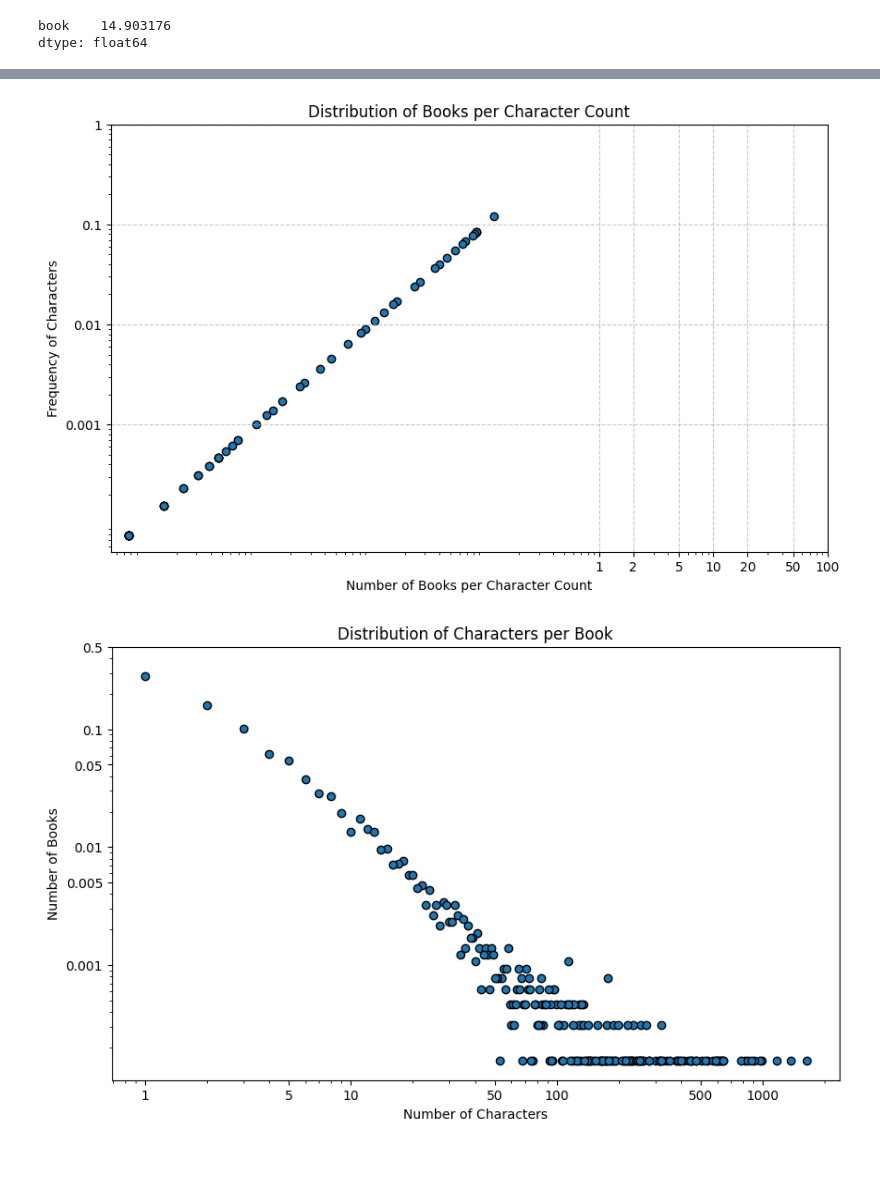
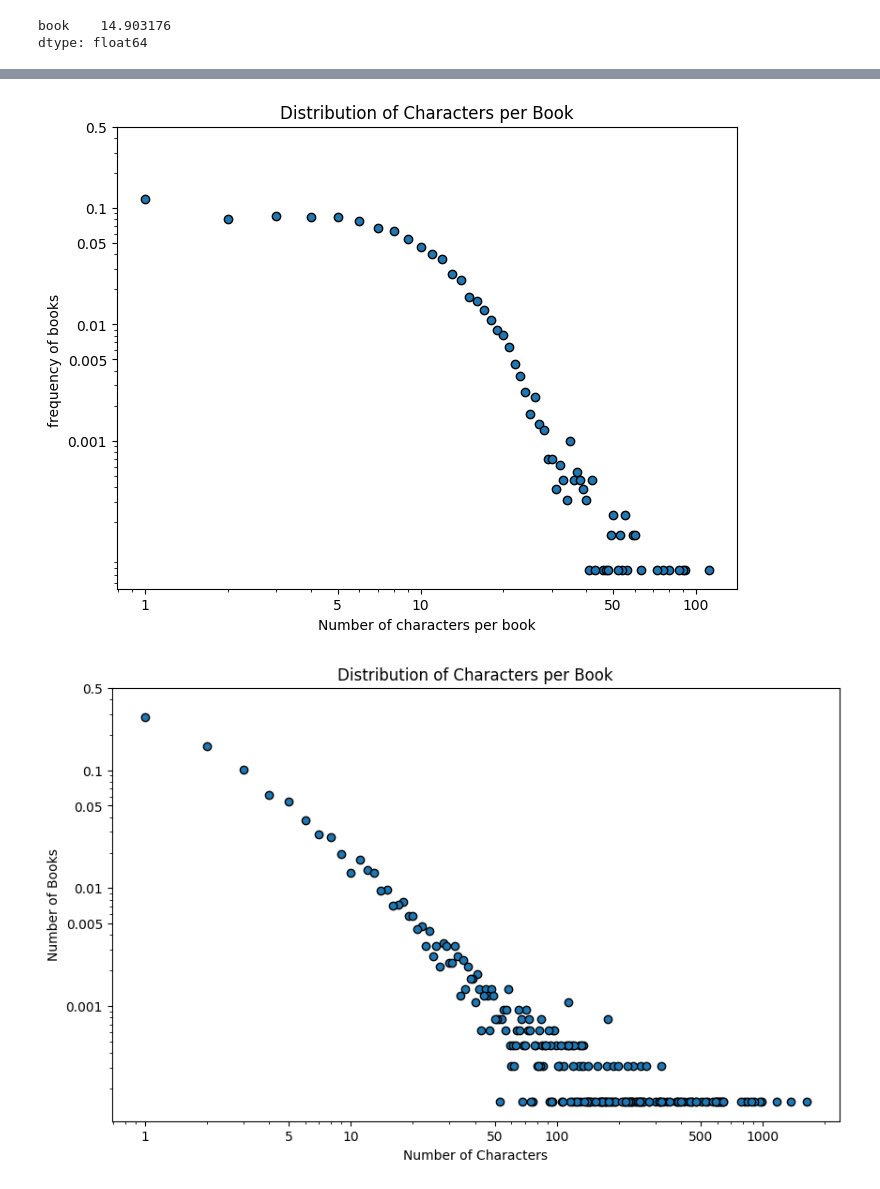
Before and after one commit to alejomaar/Network-Science-for-Data-Analytics, a Jupyter notebook: mini_project/notebook.ipynb, the cells around one changed output, grey strips where cells are left out. Cells and saved outputs as stored; diff of their text form; code cells hidden in the pictures; blank space fills up the shorter version.

Commit message:
feat: improve plots

```diff
--- a/mini_project/notebook.ipynb
+++ b/mini_project/notebook.ipynb
@@ -106,0 +89,4 @@ edges_df
+# %%
+freq_characters_by_book = edges_df.groupby('book').count().value_counts(normalize = True).reset_index()
+freq_characters_by_book.columns = ['number_characters_per_book','frequency_of_books']
+freq_characters_by_book.head()
@@ -107,36 +100,27 @@ edges_df
 # %%
 import matplotlib.pyplot as plt
-import numpy as np
 
-# Calculate the number of unique characters per book
-char_count_per_book = edges_df.groupby('book')['character'].nunique()
-
-# Count the number of books for each unique character count
-book_count_per_char_count = char_count_per_book.value_counts( normalize=True).reset_index()
-book_count_per_char_count.columns = ['num_characters', 'num_books']
-
-# Frequency (normalized)
-book_count_per_char_count['frequency'] = book_count_per_char_count['num_books'] / book_count_per_char_count['num_books'].sum()
 
 # Create the scatter plot
-plt.figure(figsize=[10, 6])
-plt.scatter(book_count_per_char_count['num_books'], book_count_per_char_count['frequency'], edgecolor='black')
-plt.xlabel('Number of Books per Character Count')
-plt.ylabel('Frequency of Characters')
+plt.figure(figsize=[8, 6])
+plt.scatter(freq_characters_by_book['number_characters_per_book'], freq_characters_by_book['frequency_of_books'], edgecolor='black')
+plt.xlabel('Number of characters per book')
+plt.ylabel('frequency of books ')
+# Applying log scale
 plt.xscale('log')
 plt.yscale('log')
 
-# Optional: Set specific tick marks
-x_ticks = [1, 2, 5, 10, 20, 50, 100]  # Adjust based on your data range
-y_ticks = [0.001, 0.01, 0.1, 1]  # Adjust based on your data range
+# Set specific tick marks
+x_ticks = [1, 5, 10, 50, 100]
+y_ticks = [0.001, 0.005, 0.01, 0.05, 0.1,0.5]
 plt.xticks(x_ticks, labels=x_ticks)
 plt.yticks(y_ticks, labels=y_ticks)
 
-plt.title('Distribution of Books per Character Count')
-plt.grid(True, linestyle='--', alpha=0.7)
+plt.title('Distribution of Characters per Book')
+#plt.grid(True, linestyle='--', alpha=0.7)
 plt.show()
 # %% [output]
-[figure, old version]
+[figure, new version]
 # %%
 import matplotlib.pyplot as plt
 #character
```
Also changed, not shown: parts of 3 cells of this notebook.
